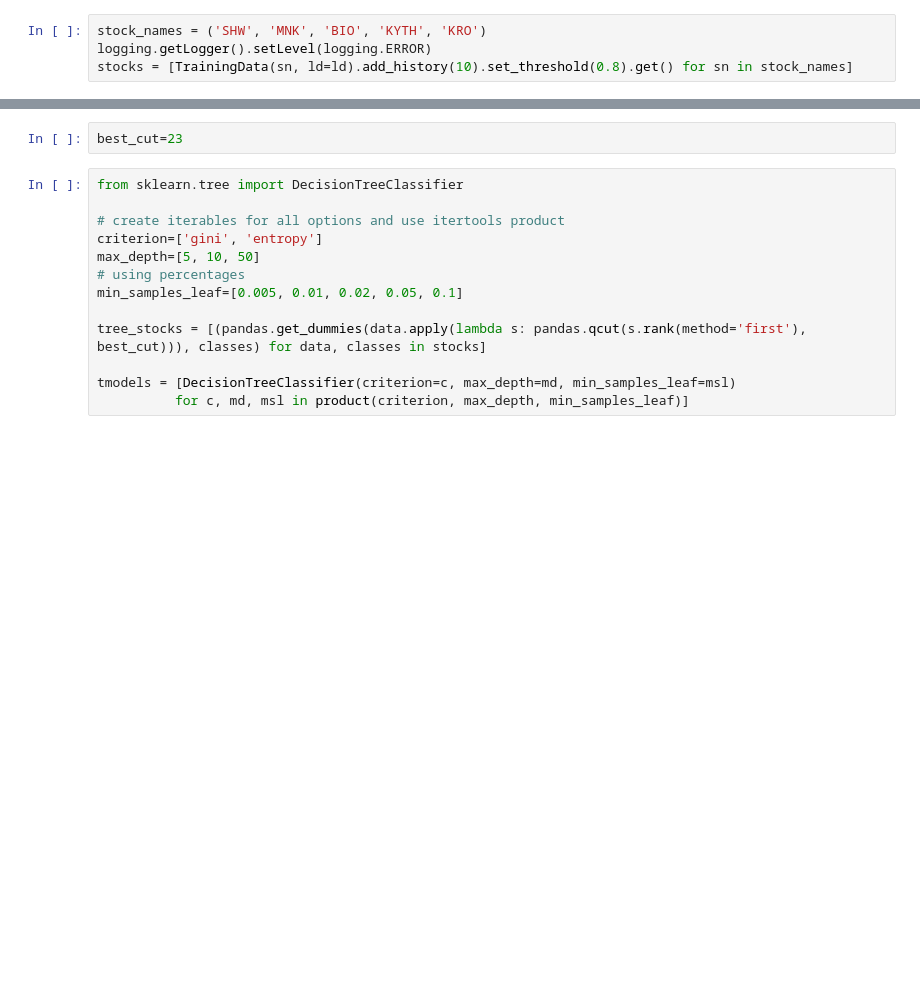
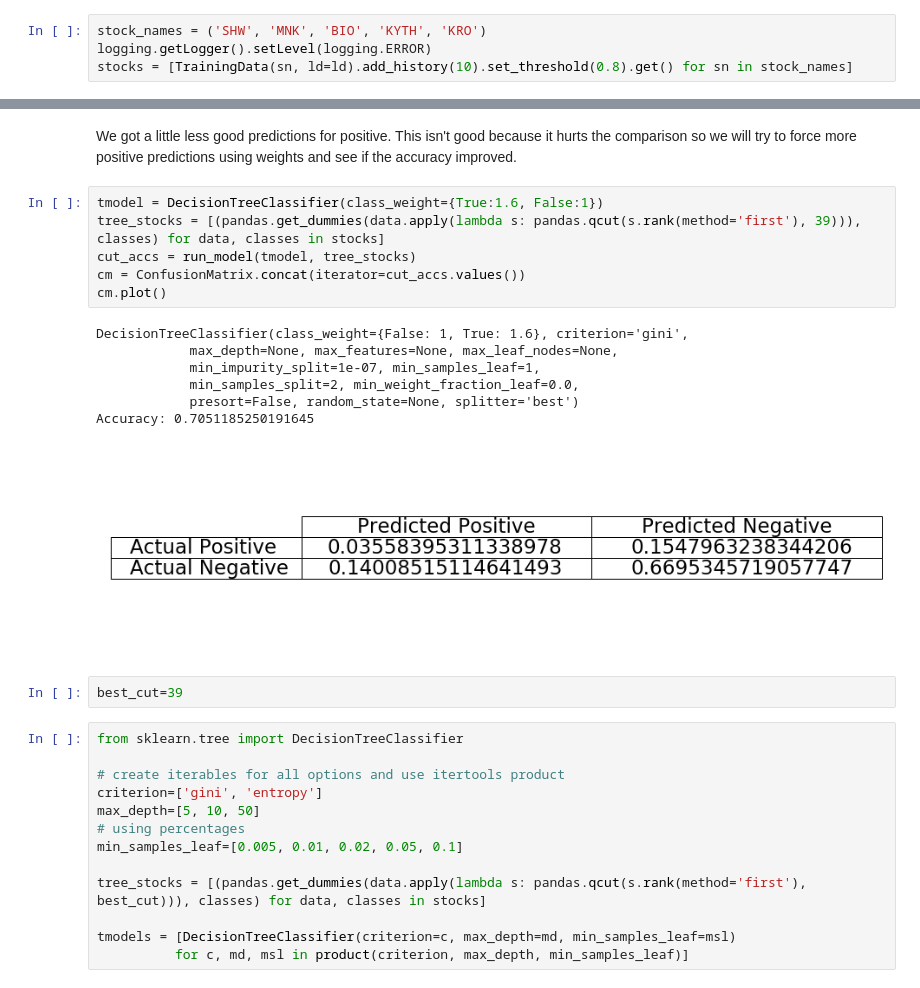
Before and after one commit to eytans/Stockifier, a Jupyter notebook: Decision Tree.ipynb, the cells around one changed output, grey strips where cells are left out. Saved outputs shown, nothing was run; the diff lists cells and outputs as text; blank space fills up the shorter version.

```diff
--- a/Decision Tree.ipynb
+++ b/Decision Tree.ipynb
@@ -126,5 +150,21 @@ print(accs[2])
+# %% [markdown]
+We got a little less good predictions for positive. This isn't good because it hurts the comparison so we will try to force more positive predictions using weights and see if the accuracy improved.
+# %%
+tmodel = DecisionTreeClassifier(class_weight={True:1.6, False:1})
+tree_stocks = [(pandas.get_dummies(data.apply(lambda s: pandas.qcut(s.rank(method='first'), 39))), classes) for data, classes in stocks]
+cut_accs = run_model(tmodel, tree_stocks)
+cm = ConfusionMatrix.concat(iterator=cut_accs.values())
+cm.plot()
+# %% [output]
+DecisionTreeClassifier(class_weight={False: 1, True: 1.6}, criterion='gini',
+            max_depth=None, max_features=None, max_leaf_nodes=None,
+            min_impurity_split=1e-07, min_samples_leaf=1,
+            min_samples_split=2, min_weight_fraction_leaf=0.0,
+            presort=False, random_state=None, splitter='best')
+Accuracy: 0.7051185250191645
+[figure, added]
 # %%
-best_cut=23
+best_cut=39
 # %%
 from sklearn.tree import DecisionTreeClassifier
 
```
Also changed, not shown: parts of 10 cells of this notebook, 3 other files.
